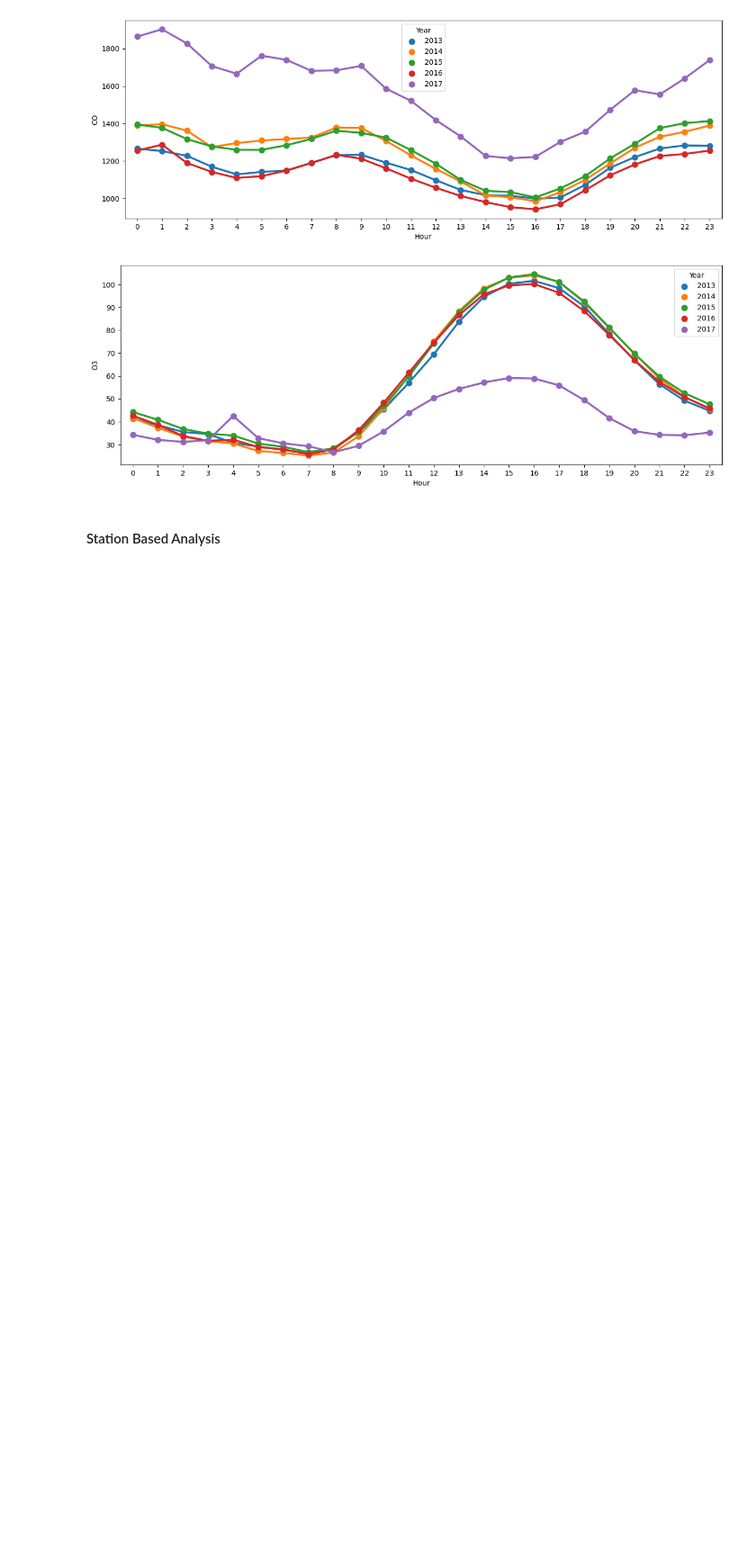
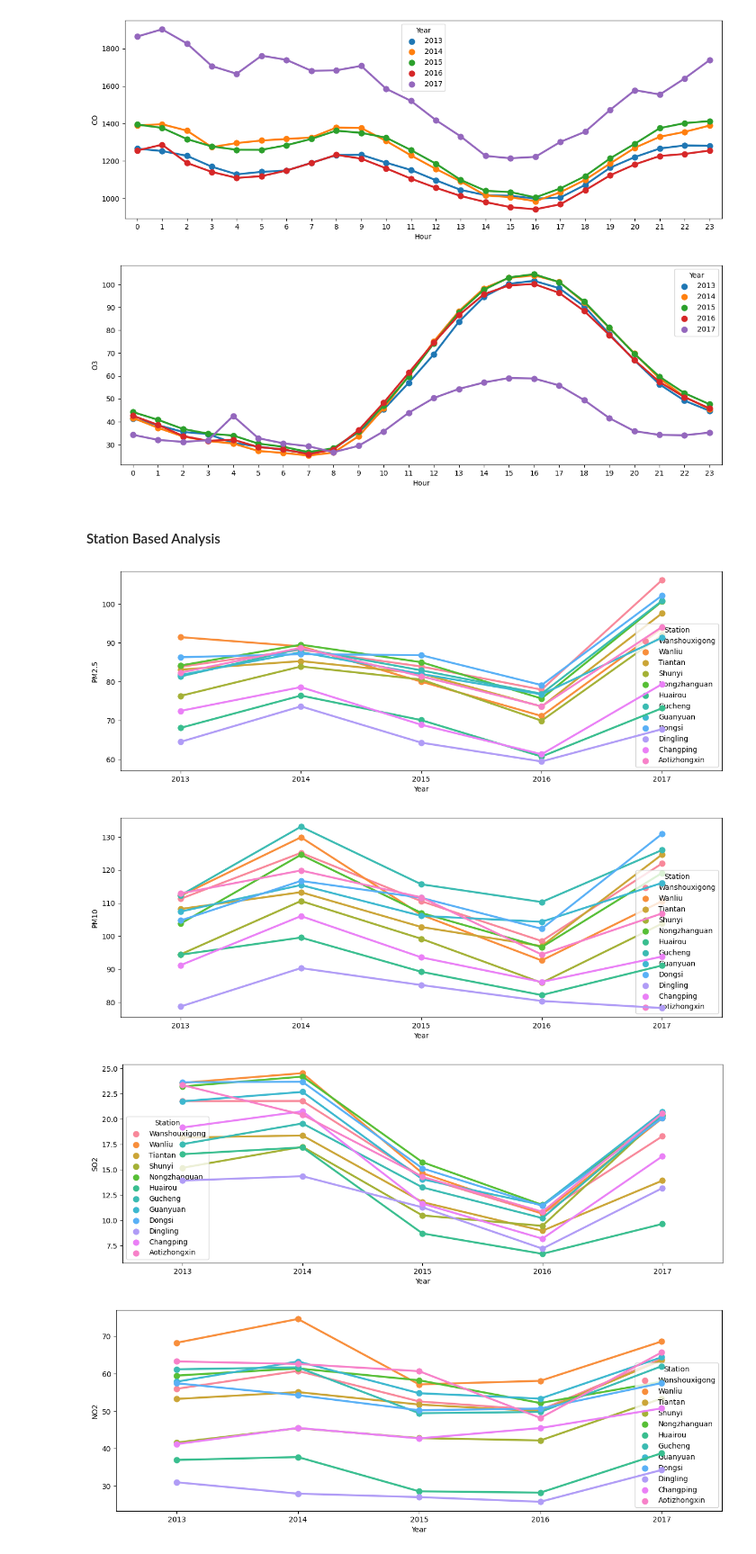
Before and after one commit to yatin-ys/Beijing-Air-Quality, a Jupyter notebook: 2. Exploratory Data Analysis and Data Visualization.ipynb, the cells around one changed output. Shown at 90% size. Cells and saved outputs as stored; diff of their text form; code cells hidden in the pictures; blank space fills up the shorter version.

```diff
--- a/2. Exploratory Data Analysis and Data Visualization.ipynb
+++ b/2. Exploratory Data Analysis and Data Visualization.ipynb
@@ -173,9 +173,12 @@ for i in compounds:
 #### Station Based Analysis
 # %%
 for i in compounds:
-    df = data[[i, 'Year', 'Station']].groupby(["Year",
-                                               "Station"]).mean().reset_index().sort_values(by=['Station',
-                                                                                                'Year'], ascending=False)
+    df1 = df[[i, 'Year', 'Station']].groupby(["Year","Station"]).mean().reset_index().sort_values(by=['Station','Year'], ascending=False)
     f, ax=plt.subplots(figsize=(15, 5))
-    sns.pointplot(x='Year', y=i, data=df, hue="Station")
+    sns.pointplot(x='Year', y=i, data=df1, hue="Station")
     plt.show()
+# %% [output]
+[figure, added]
+[figure, added]
+[figure, added]
+[figure, added]
```
Also changed, not shown: parts of 1 cell of this notebook.
